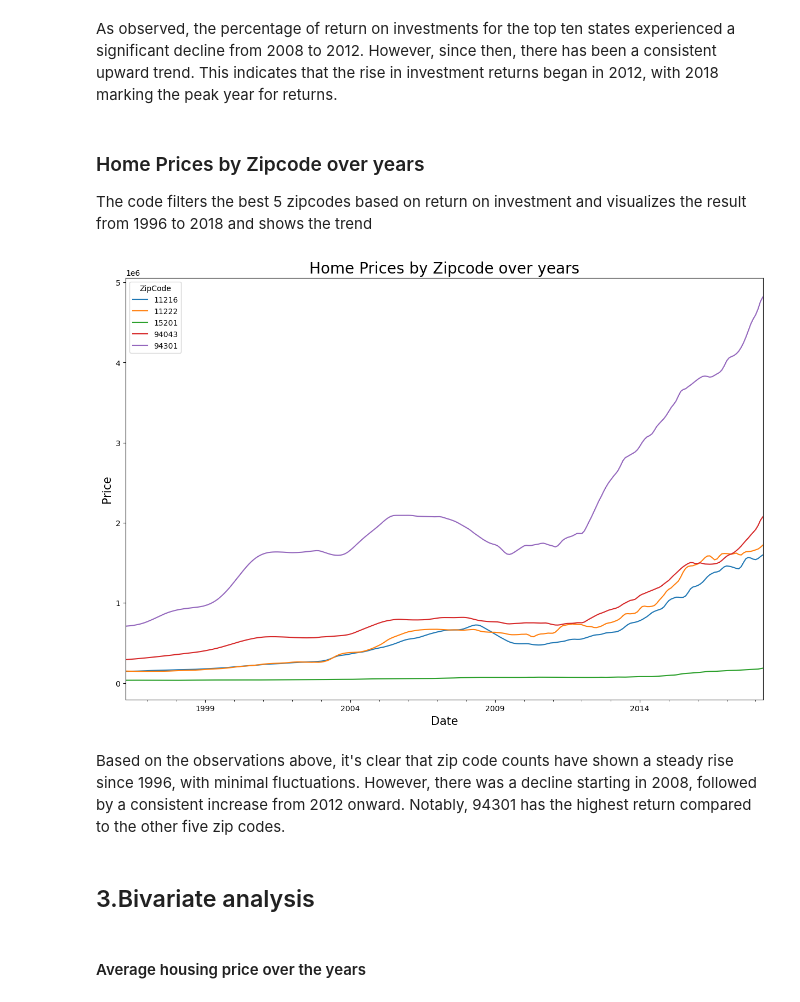
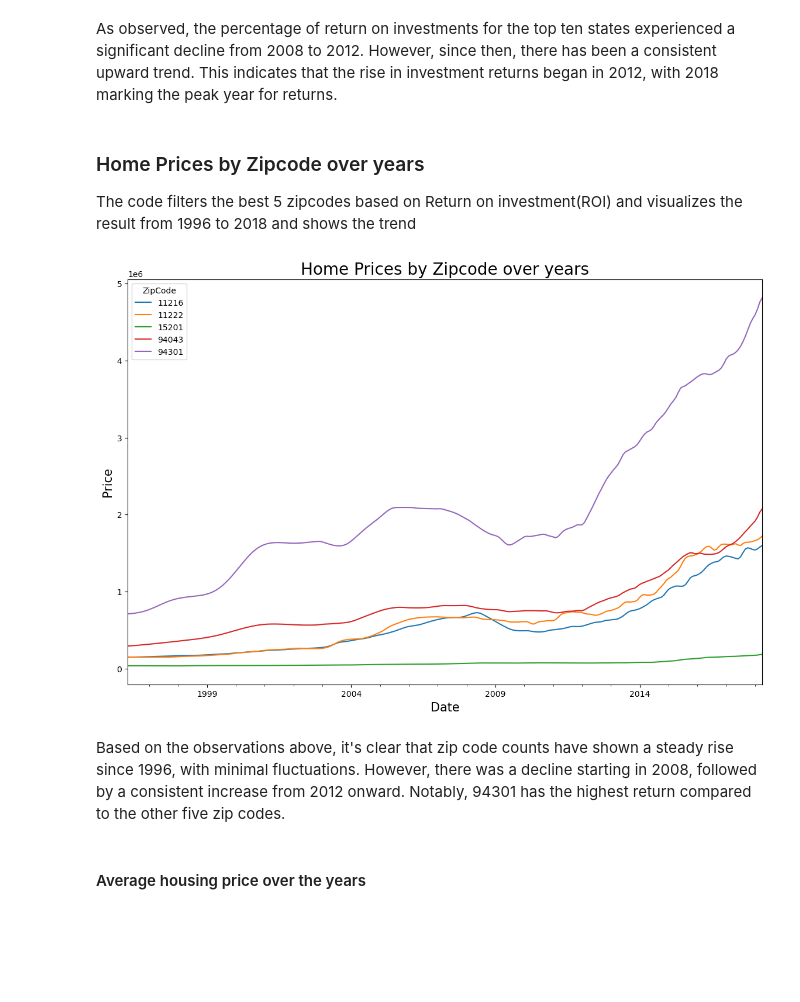
Before and after one commit to PaulMuniu/Phase-4-Group-Project, a Jupyter notebook: Student.ipynb, the cells around one changed output. Cells and saved outputs as stored; diff of their text form; code cells hidden in the pictures; blank space fills up the shorter version.

```diff
--- a/Student.ipynb
+++ b/Student.ipynb
@@ -549,30 +551,28 @@ As observed, the percentage of return on investments for the top ten states expe
 # %% [markdown]
 ### Home Prices by Zipcode over years
 
-The code  filters the best 5 zipcodes based on return on investment and visualizes the result from 1996 to 2018 and shows the trend
+The code  filters the best 5 zipcodes based on Return on investment(ROI) and visualizes the result from 1996 to 2018 and shows the trend
 # %%
 # Filter form the top 5 zipcodes based on %ROI
 zipcodes = data.sort_values('%ROI', ascending=False)['ZipCode'].unique()[:5]
 top_5 = data[data['ZipCode'].isin(zipcodes)]
 
 # Group data by date and zipcode, and calculate the mean price for each group
 grouped = top_5.groupby(['Date', 'ZipCode']).mean().reset_index()
 
 # Pivot the data to get the zipcodes as columns and the dates as rows
 pivoted = grouped.pivot(index='Date', columns='ZipCode', values='Price')
 
 # Plot the data as a line graph
-pivoted.plot(kind='line', figsize=(15,10))
+pivoted.plot(kind='line', figsize=(14,9))
 plt.title('Home Prices by Zipcode over years',fontsize=20)
 plt.xlabel('Date',fontsize=15)
 plt.ylabel('Price',fontsize=15)
 plt.show()
 # %% [output]
-[figure, old version]
+[figure, new version]
 # %% [markdown]
 Based on the observations above, it's clear that zip code counts have shown a steady rise since 1996, with minimal fluctuations. However, there was a decline starting in 2008, followed by a consistent increase from 2012 onward. Notably, 94301 has the highest return compared to the other five zip codes.
-# %% [markdown]
-##  3.Bivariate analysis
 # %% [markdown]
 #### Average housing price over the years
 # %%
```
Also changed, not shown: parts of 3 cells of this notebook.
